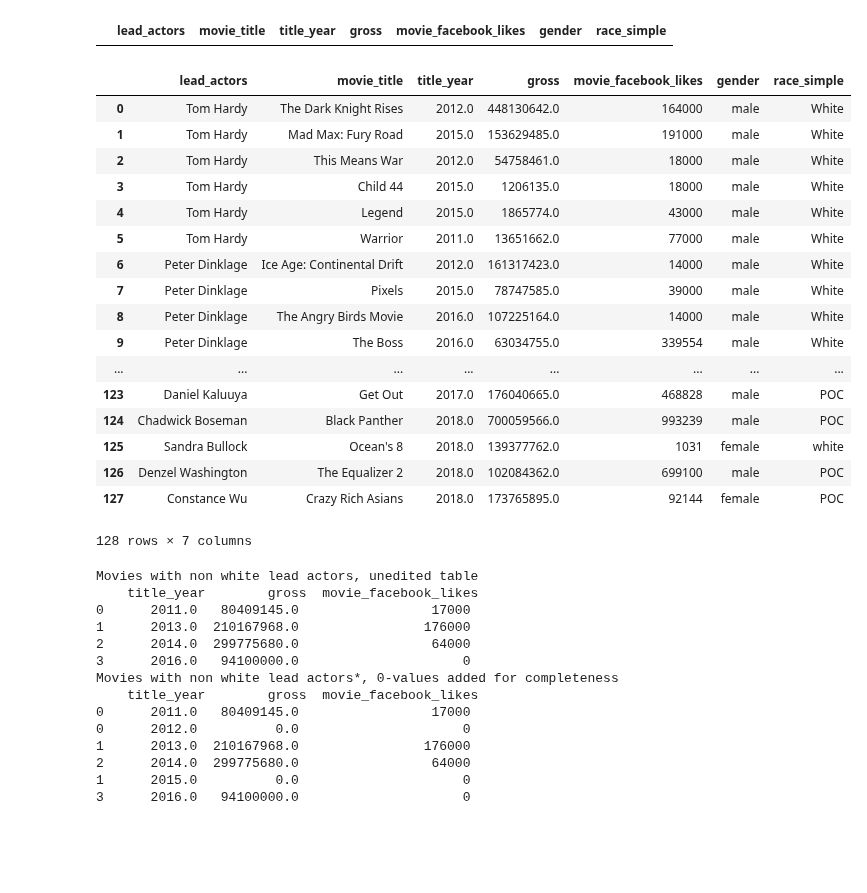
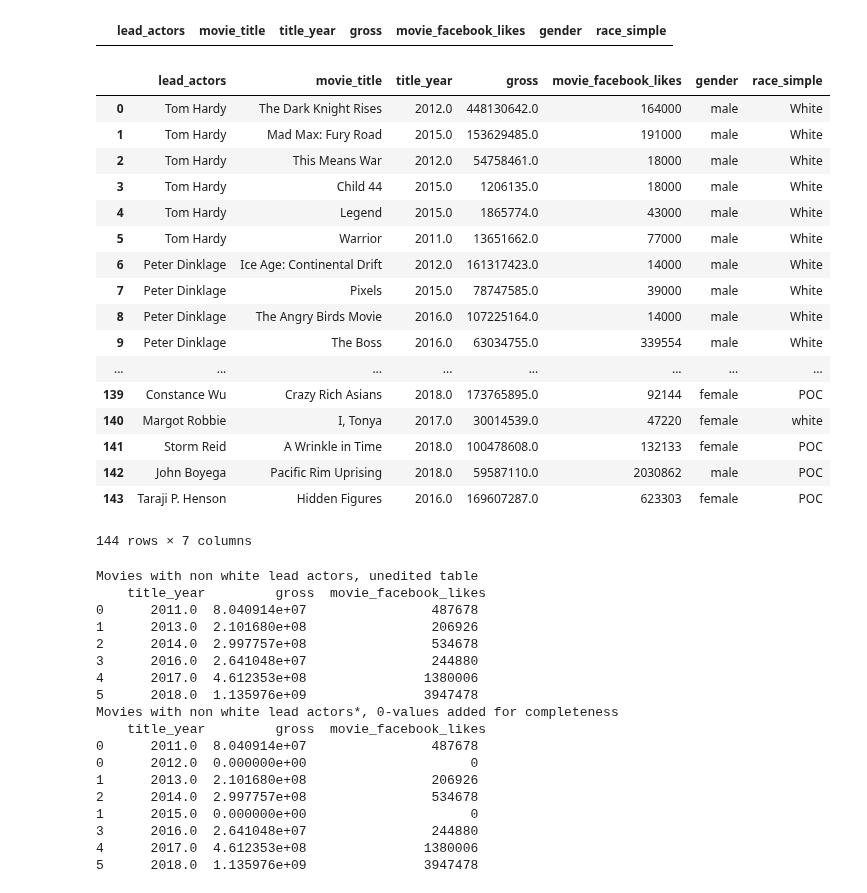
Before and after one commit to Data-Science-HTW/diversity-in-movies, a Jupyter notebook: Diversity in Movies.ipynb, the cells around one changed output. Drawn from its saved outputs; the diff is of its cells as text; code cells hidden in the pictures; blank space fills up the shorter version.

```diff
--- a/Diversity in Movies.ipynb
+++ b/Diversity in Movies.ipynb
@@ -154,7 +170,7 @@ movies_dataframe_noDuplicates.query('movie_facebook_likes == 0')
 # %% [output]
 |  | lead_actors | movie_title | title_year | gross | movie_facebook_likes | gender | race_simple |
 # %%
-#Adding some new data from 2017 and 2018
+#Adding some new data from 2017 and 2018 (some from 2016)
 movies_dataframe_noDuplicates = movies_dataframe_noDuplicates.append({'lead_actors' : 'Gal Gadot' , 'movie_title' : 'Wonder Woman',
                                                                      'title_year': 2017 ,'gross': 412563408,
                                                                       'movie_facebook_likes': 2244745,
@@ -190,39 +206,55 @@ movies_dataframe_noDuplicates = movies_dataframe_noDuplicates.append({'lead_acto
 movies_dataframe_noDuplicates = movies_dataframe_noDuplicates.append({'lead_actors' : 'Constance Wu' , 'movie_title' : "Crazy Rich Asians",
                                                                      'title_year': 2018 ,'gross': 173765895,
                                                                       'movie_facebook_likes': 92144,
                                                                       'gender': 'female', 'race_simple': 'POC'}, ignore_index=True)
 movies_dataframe_noDuplicates = movies_dataframe_noDuplicates.append({'lead_actors' : 'Margot Robbie' , 'movie_title' : "I, Tonya",
                                                                      'title_year': 2017 ,'gross': 30014539,
                                                                       'movie_facebook_likes': 47220,
                                                                       'gender': 'female', 'race_simple': 'white'}, ignore_index=True)
 movies_dataframe_noDuplicates = movies_dataframe_noDuplicates.append({'lead_actors' : 'Storm Reid' , 'movie_title' : "A Wrinkle in Time",
                                                                      'title_year': 2018 ,'gross': 100478608,
                                                                       'movie_facebook_likes': 132133,
                                                                       'gender': 'female', 'race_simple': 'POC'}, ignore_index=True)
 movies_dataframe_noDuplicates = movies_dataframe_noDuplicates.append({'lead_actors' : 'John Boyega' , 'movie_title' : "Pacific Rim Uprising",
                                                                      'title_year': 2018 ,'gross': 59587110,
                                                                       'movie_facebook_likes': 2030862,
                                                                       'gender': 'male', 'race_simple': 'POC'}, ignore_index=True)
+movies_dataframe_noDuplicates = movies_dataframe_noDuplicates.append({'lead_actors' : 'Taraji P. Henson' , 'movie_title' : 'Hidden Figures',
+                                                                     'title_year': 2016 ,'gross': 169607287,
+                                                                      'movie_facebook_likes': 623303,
+                                                                      'gender': 'female', 'race_simple': 'POC'}, ignore_index=True)
+movies_dataframe_noDuplicates = movies_dataframe_noDuplicates.append({'lead_actors' : 'Neel Sethi' , 'movie_title' : 'The Jungle Book',
+                                                                     'title_year': 2016 ,'gross': 364001123,
+                                                                      'movie_facebook_likes': 1235238,
+                                                                      'gender': 'male', 'race_simple': 'POC'}, ignore_index=True)
+movies_dataframe_noDuplicates = movies_dataframe_noDuplicates.append({'lead_actors' : 'Alicia Vikander' , 'movie_title' : 'Tomb Raider',
+                                                                     'title_year': 2018 ,'gross': 57421715,
+                                                                      'movie_facebook_likes': 220540,
+                                                                      'gender': 'female', 'race_simple': 'white'}, ignore_index=True)
+movies_dataframe_noDuplicates = movies_dataframe_noDuplicates.append({'lead_actors' : 'Michael B. Jordan' , 'movie_title' : 'Creed II',
+                                                                     'title_year': 2018 ,'gross': 55806000,
+                                                                      'movie_facebook_likes': 1063852,
+                                                                      'gender': 'male', 'race_simple': 'POC'}, ignore_index=True)
 movies_dataframe_noDuplicates
 # %% [output]
 |  | lead_actors | movie_title | title_year | gross | movie_facebook_likes | gender | race_simple |
 | 0 | Tom Hardy | The Dark Knight Rises | 2012.0 | 448130642.0 | 164000 | male | White |
 | 1 | Tom Hardy | Mad Max: Fury Road | 2015.0 | 153629485.0 | 191000 | male | White |
 | 2 | Tom Hardy | This Means War | 2012.0 | 54758461.0 | 18000 | male | White |
 | 3 | Tom Hardy | Child 44 | 2015.0 | 1206135.0 | 18000 | male | White |
 | 4 | Tom Hardy | Legend | 2015.0 | 1865774.0 | 43000 | male | White |
 | 5 | Tom Hardy | Warrior | 2011.0 | 13651662.0 | 77000 | male | White |
 | 6 | Peter Dinklage | Ice Age: Continental Drift | 2012.0 | 161317423.0 | 14000 | male | White |
 | 7 | Peter Dinklage | Pixels | 2015.0 | 78747585.0 | 39000 | male | White |
 | 8 | Peter Dinklage | The Angry Birds Movie | 2016.0 | 107225164.0 | 14000 | male | White |
 | 9 | Peter Dinklage | The Boss | 2016.0 | 63034755.0 | 339554 | male | White |
 | ... | ... | ... | ... | ... | ... | ... | ... |
-| 123 | Daniel Kaluuya | Get Out | 2017.0 | 176040665.0 | 468828 | male | POC |
-| 124 | Chadwick Boseman | Black Panther | 2018.0 | 700059566.0 | 993239 | male | POC |
-| 125 | Sandra Bullock | Ocean's 8 | 2018.0 | 139377762.0 | 1031 | female | white |
-| 126 | Denzel Washington | The Equalizer 2 | 2018.0 | 102084362.0 | 699100 | male | POC |
-| 127 | Constance Wu | Crazy Rich Asians | 2018.0 | 173765895.0 | 92144 | female | POC |
+| 139 | Constance Wu | Crazy Rich Asians | 2018.0 | 173765895.0 | 92144 | female | POC |
+| 140 | Margot Robbie | I, Tonya | 2017.0 | 30014539.0 | 47220 | female | white |
+| 141 | Storm Reid | A Wrinkle in Time | 2018.0 | 100478608.0 | 132133 | female | POC |
+| 142 | John Boyega | Pacific Rim Uprising | 2018.0 | 59587110.0 | 2030862 | male | POC |
+| 143 | Taraji P. Henson | Hidden Figures | 2016.0 | 169607287.0 | 623303 | female | POC |
-128 rows × 7 columns
+144 rows × 7 columns
 # %%
 # VISUALIZATION
 # Part 1: Categorization and data preparation
@@ -249,19 +281,23 @@ movies_n_sum_by_year = movies_n_sum_by_year.append(pd.DataFrame([[2012.0,0,0],[2
 print('Movies with non white lead actors*, 0-values added for completeness \n', movies_n_sum_by_year)
 # %% [output]
 Movies with non white lead actors, unedited table
-    title_year        gross  movie_facebook_likes
-0      2011.0   80409145.0                 17000
-1      2013.0  210167968.0                176000
-2      2014.0  299775680.0                 64000
-3      2016.0   94100000.0                     0
+    title_year         gross  movie_facebook_likes
+0      2011.0  8.040914e+07                487678
+1      2013.0  2.101680e+08                206926
+2      2014.0  2.997757e+08                534678
+3      2016.0  2.641048e+07                244880
+4      2017.0  4.612353e+08               1380006
+5      2018.0  1.135976e+09               3947478
 Movies with non white lead actors*, 0-values added for completeness
-    title_year        gross  movie_facebook_likes
-0      2011.0   80409145.0                 17000
-0      2012.0          0.0                     0
-1      2013.0  210167968.0                176000
-2      2014.0  299775680.0                 64000
-1      2015.0          0.0                     0
-3      2016.0   94100000.0                     0
+    title_year         gross  movie_facebook_likes
+0      2011.0  8.040914e+07                487678
+0      2012.0  0.000000e+00                     0
+1      2013.0  2.101680e+08                206926
+2      2014.0  2.997757e+08                534678
+1      2015.0  0.000000e+00                     0
+3      2016.0  2.641048e+07                244880
+4      2017.0  4.612353e+08               1380006
+5      2018.0  1.135976e+09               3947478
 # %%
 #Next, get data for sub categories: male & white, male & not white, female & white, female & not white
 movies_mw = movies_m.query('race_simple=="White"')
```
Also changed, not shown: parts of 5 cells of this notebook, 6 other files.
